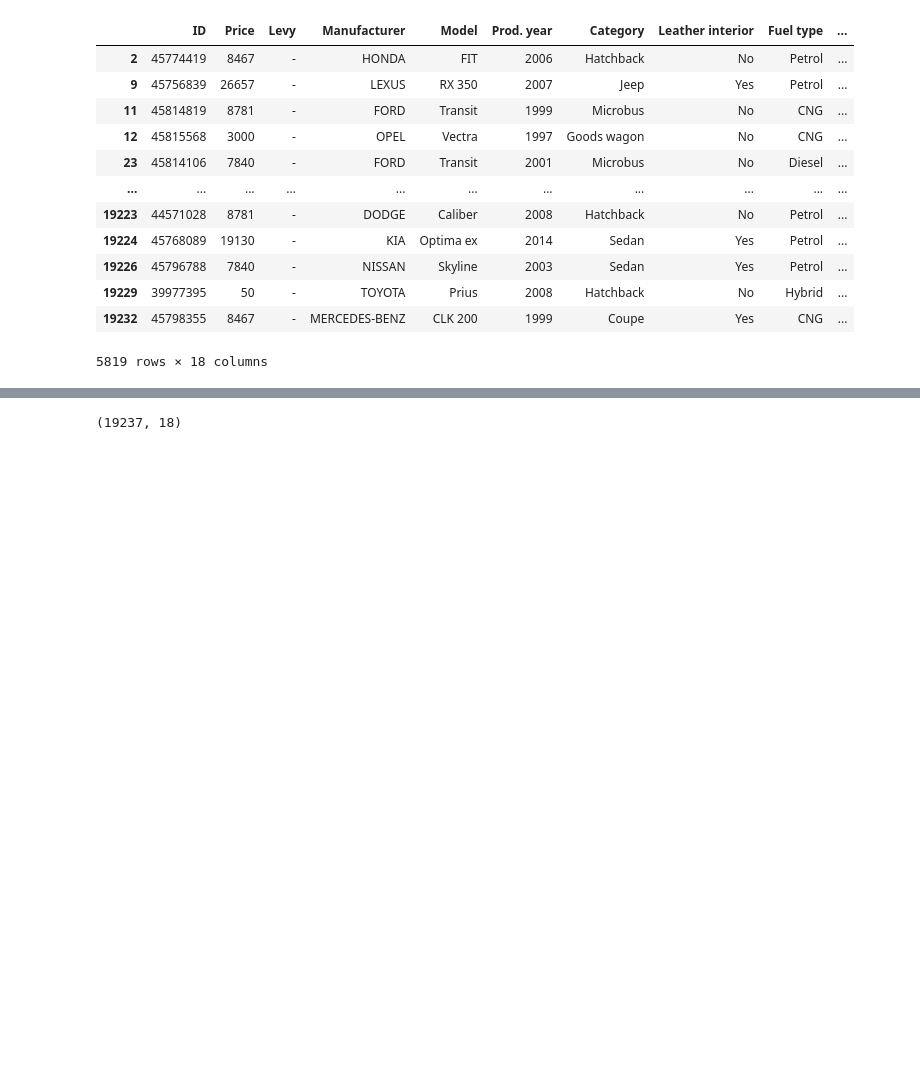
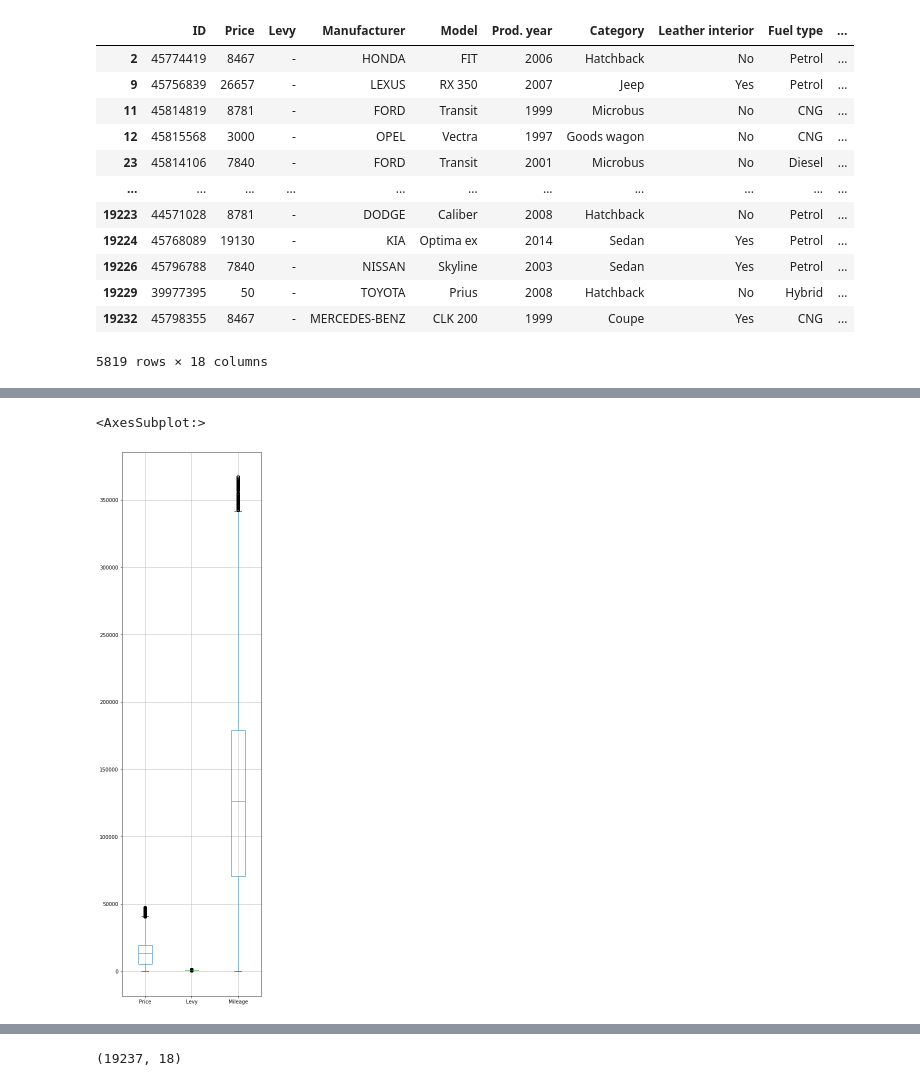
Before and after one commit to ash69966/Knn-regression, a Jupyter notebook: New_data_222.ipynb, the cells around one changed output, grey strips where cells are left out. Saved outputs shown, nothing was run; the diff lists cells and outputs as text; code cells hidden in the pictures; blank space fills up the shorter version.

```diff
--- a/New_data_222.ipynb
+++ b/New_data_222.ipynb
@@ -178,3 +182,19 @@ def detect_outliers(df,features,thold):
+# %%
+def replace_outliers_median(x):
+    q1 = np.percentile(x, 25)
+    q3 = np.percentile(x, 75)
+    iqr = q3 - q1
+    lower_bound = q1 - 1.5 * iqr
+    upper_bound = q3 + 1.5 * iqr
+    x[x < lower_bound] = np.median(x)
+    x[x > upper_bound] = np.median(x)
+    return x
+
+# Define a function to replace outliers with the mode for categorical variables
+def replace_outliers_mode(x):
+    mode = x.mode()[0]
+    x[x != mode] = mode
+    return x
 # %%
 cars.info()
 # %% [output]
@@ -201,0 +240,13 @@ deleted_df = cars.drop(cars.loc[outliers].index,axis=0)
+# %%
+# Apply the functions to the data
+cars[['Price', 'Levy', 'Mileage']] = cars[['Price', 'Levy', 'Mileage']].apply(replace_outliers_median)
+# %%
+
+df = pd.DataFrame(cars, columns = ['Price', 'Levy', 'Mileage'])
+
+plt.figure(figsize = (5, 20))
+
+df.boxplot()
+# %% [output]
+<AxesSubplot:>
+[figure, added]
```
Also changed, not shown: parts of 41 cells of this notebook.
